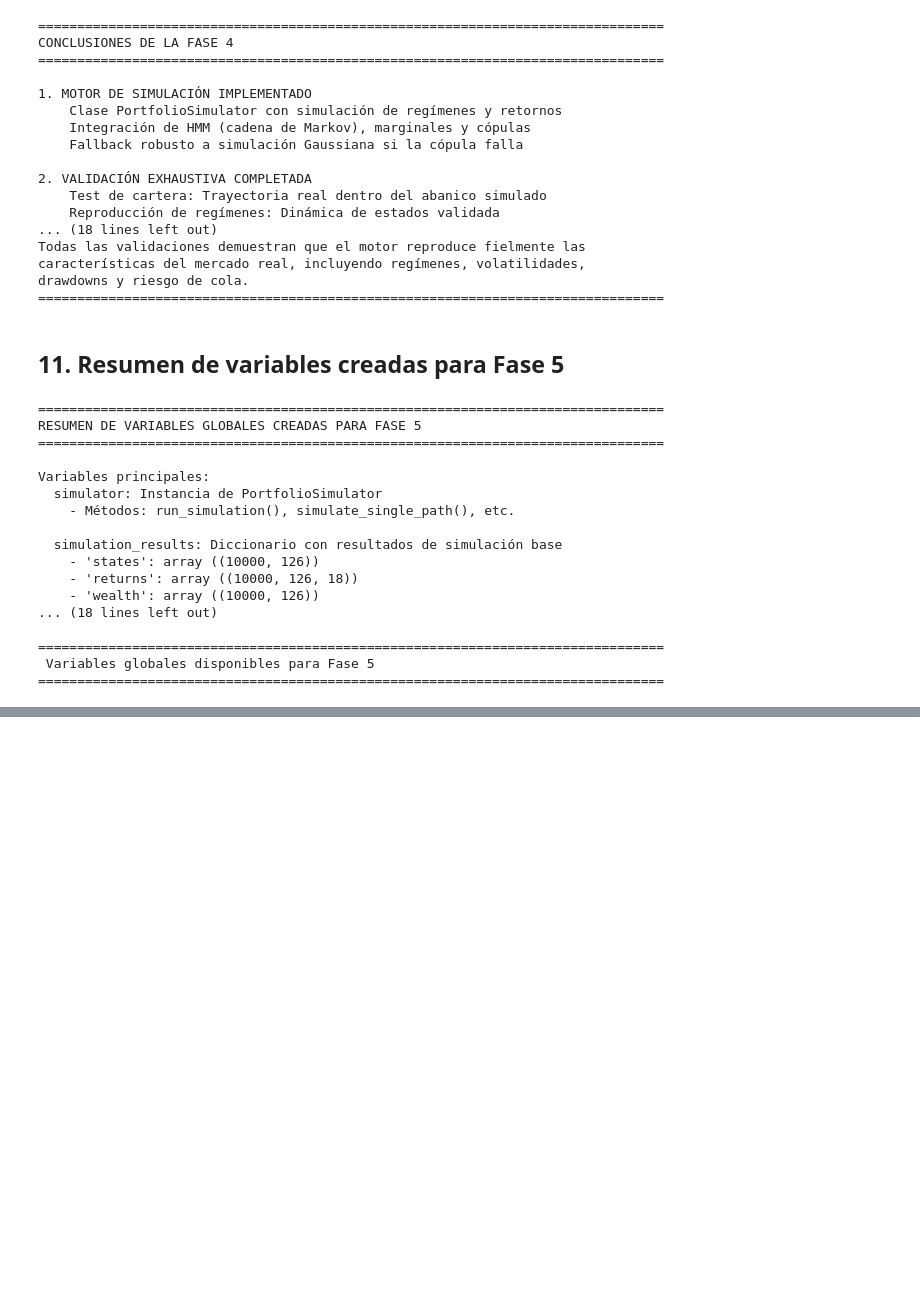
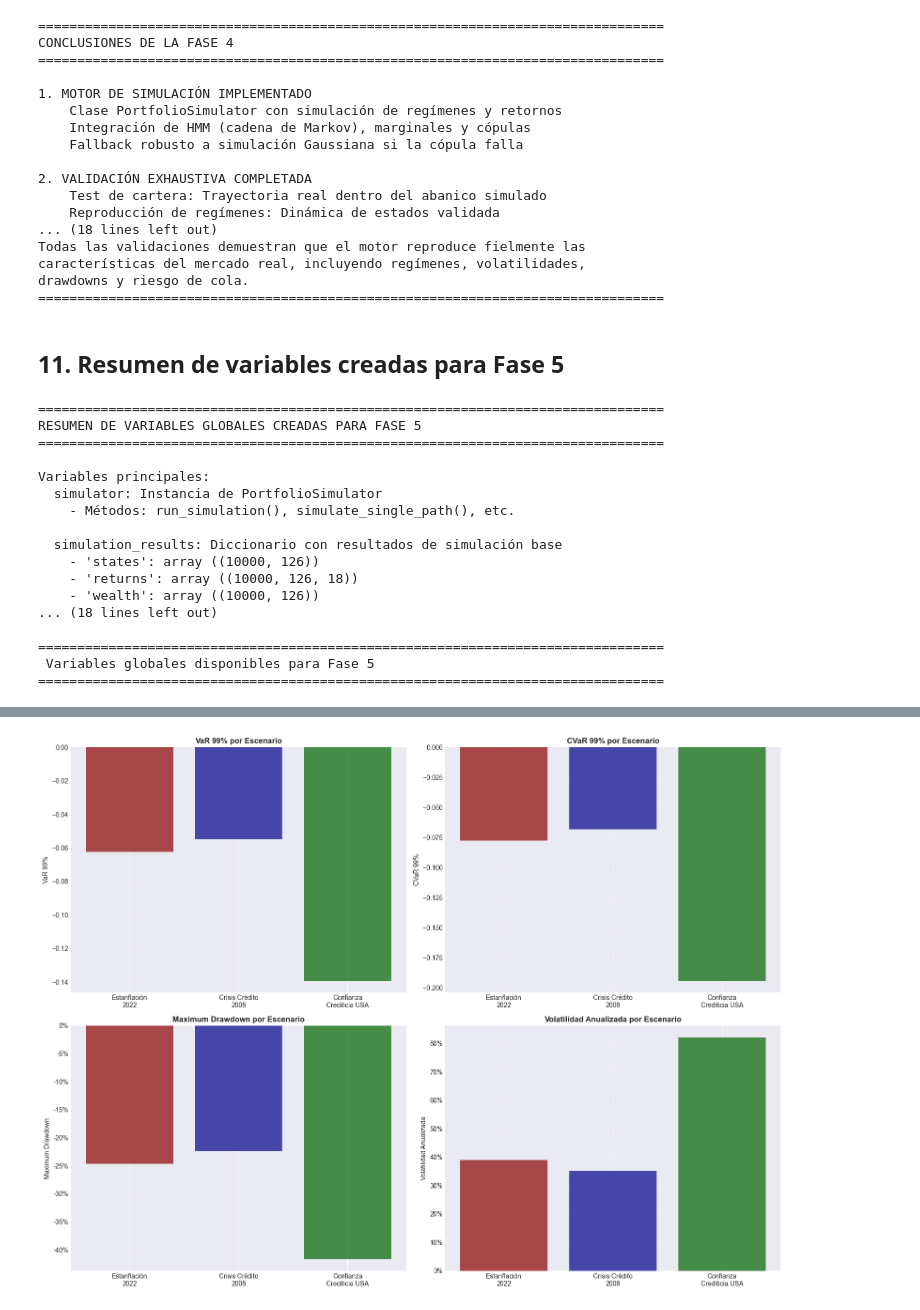
Before and after one commit to Romequinco/TAREA_GESTION_RIESGO, a Jupyter notebook: Tarea_riesgos.ipynb, the cells around one changed output, grey strips where cells are left out. Cells and saved outputs as stored; diff of their text form; code cells hidden in the pictures; blank space fills up the shorter version.

Commit message:
fase 5 y orgazniacion

```diff
--- a/Tarea_riesgos.ipynb
+++ b/Tarea_riesgos.ipynb
@@ -4730,0 +4737,12 @@ Variables principales:
+# %%
+print("\n" + "="*80)
+print("FASE 5 — ESCENARIOS DE ESTRÉS")
+print("="*80)
+print("\nObjetivo: Evaluar el riesgo de la cartera bajo escenarios de estrés extremos")
+print("Metodología: 10,000 simulaciones Monte Carlo de 6 meses para cada escenario")
+print("Métricas: VaR 99% y Expected Shortfall (CVaR 99%)")
+
+# Configuración común para todos los escenarios
+N_SIMULATIONS_STRESS = 10_000
+HORIZON_DAYS_STRESS = 126  # 6 meses
+weights = np.ones(len(portfolio_tickers)) / len(portfolio_tickers)  # Equiponderada
@@ -4730,0 +5386,84 @@ Variables principales:
+# %%
+print("\n" + "="*80)
+print("COMPARACIÓN FINAL DE ESCENARIOS")
+print("="*80)
+
+# Tabla comparativa
+comparison_scenarios = pd.DataFrame({
+    'Escenario': [
+        'Estanflación 2022',
+        'Crisis Crédito 2008',
+        'Pérdida Confianza Crediticia USA (Alternativo)'
+    ],
+    'VaR 99%': [
+        f"{scenario1_sim_metrics['var_99']:.4f}",
+        f"{scenario2_sim_metrics['var_99']:.4f}",
+        f"{scenario3_sim_metrics['var_99']:.4f}"
+    ],
+    'CVaR 99%': [
+        f"{scenario1_sim_metrics['cvar_99']:.4f}",
+        f"{scenario2_sim_metrics['cvar_99']:.4f}",
+        f"{scenario3_sim_metrics['cvar_99']:.4f}"
+    ],
+    'Max Drawdown': [
+        f"{scenario1_sim_metrics['max_drawdown']:.2%}",
+        f"{scenario2_sim_metrics['max_drawdown']:.2%}",
+        f"{scenario3_sim_metrics['max_drawdown']:.2%}"
+    ],
+    'Volatilidad Anual': [
+        f"{scenario1_sim_metrics['vol_annual']:.2%}",
+        f"{scenario2_sim_metrics['vol_annual']:.2%}",
+        f"{scenario3_sim_metrics['vol_annual']:.2%}"
+    ]
+})
+
+print("\nComparación de métricas bajo escenarios de estrés:")
+print(comparison_scenarios.to_string(index=False))
+
+# Visualización comparativa
+fig, axes = plt.subplots(2, 2, figsize=(16, 12))
+
+# Panel 1: VaR 99% por escenario
+scenarios = ['Estanflación\n2022', 'Crisis Crédito\n2008', 'Confianza\nCrediticia USA']
+var_values = [scenario1_sim_metrics['var_99'],
+              scenario2_sim_metrics['var_99'],
+              scenario3_sim_metrics['var_99']]
+axes[0, 0].bar(scenarios, var_values, color=['darkred', 'darkblue', 'darkgreen'], alpha=0.7)
+axes[0, 0].set_ylabel('VaR 99%')
+axes[0, 0].set_title('VaR 99% por Escenario', fontweight='bold')
+axes[0, 0].grid(True, alpha=0.3, axis='y')
+
+# Panel 2: CVaR 99% por escenario
+cvar_values = [scenario1_sim_metrics['cvar_99'],
+               scenario2_sim_metrics['cvar_99'],
+               scenario3_sim_metrics['cvar_99']]
+axes[0, 1].bar(scenarios, cvar_values, color=['darkred', 'darkblue', 'darkgreen'], alpha=0.7)
+axes[0, 1].set_ylabel('CVaR 99%')
+axes[0, 1].set_title('CVaR 99% por Escenario', fontweight='bold')
+axes[0, 1].grid(True, alpha=0.3, axis='y')
+
+# Panel 3: Max Drawdown por escenario
+mdd_values = [scenario1_sim_metrics['max_drawdown'],
+              scenario2_sim_metrics['max_drawdown'],
+              scenario3_sim_metrics['max_drawdown']]
+axes[1, 0].bar(scenarios, mdd_values, color=['darkred', 'darkblue', 'darkgreen'], alpha=0.7)
+axes[1, 0].set_ylabel('Maximum Drawdown')
+axes[1, 0].set_title('Maximum Drawdown por Escenario', fontweight='bold')
+axes[1, 0].yaxis.set_major_formatter(plt.FuncFormatter(lambda x, _: f'{x:.0%}'))
+axes[1, 0].grid(True, alpha=0.3, axis='y')
+
+# Panel 4: Volatilidad por escenario
+vol_values = [scenario1_sim_metrics['vol_annual'],
+              scenario2_sim_metrics['vol_annual'],
+              scenario3_sim_metrics['vol_annual']]
+axes[1, 1].bar(scenarios, vol_values, color=['darkred', 'darkblue', 'darkgreen'], alpha=0.7)
+axes[1, 1].set_ylabel('Volatilidad Anualizada')
+axes[1, 1].set_title('Volatilidad Anualizada por Escenario', fontweight='bold')
+axes[1, 1].yaxis.set_major_formatter(plt.FuncFormatter(lambda x, _: f'{x:.0%}'))
+axes[1, 1].grid(True, alpha=0.3, axis='y')
+
+plt.tight_layout()
+plt.show()
+
+print("\n✓ Comparación de escenarios completada")
+# %% [output]
@@ -4730,0 +5479 @@ Variables principales:
+[figure, added]
```
Also changed, not shown: parts of 12 cells of this notebook, 2 other files.
